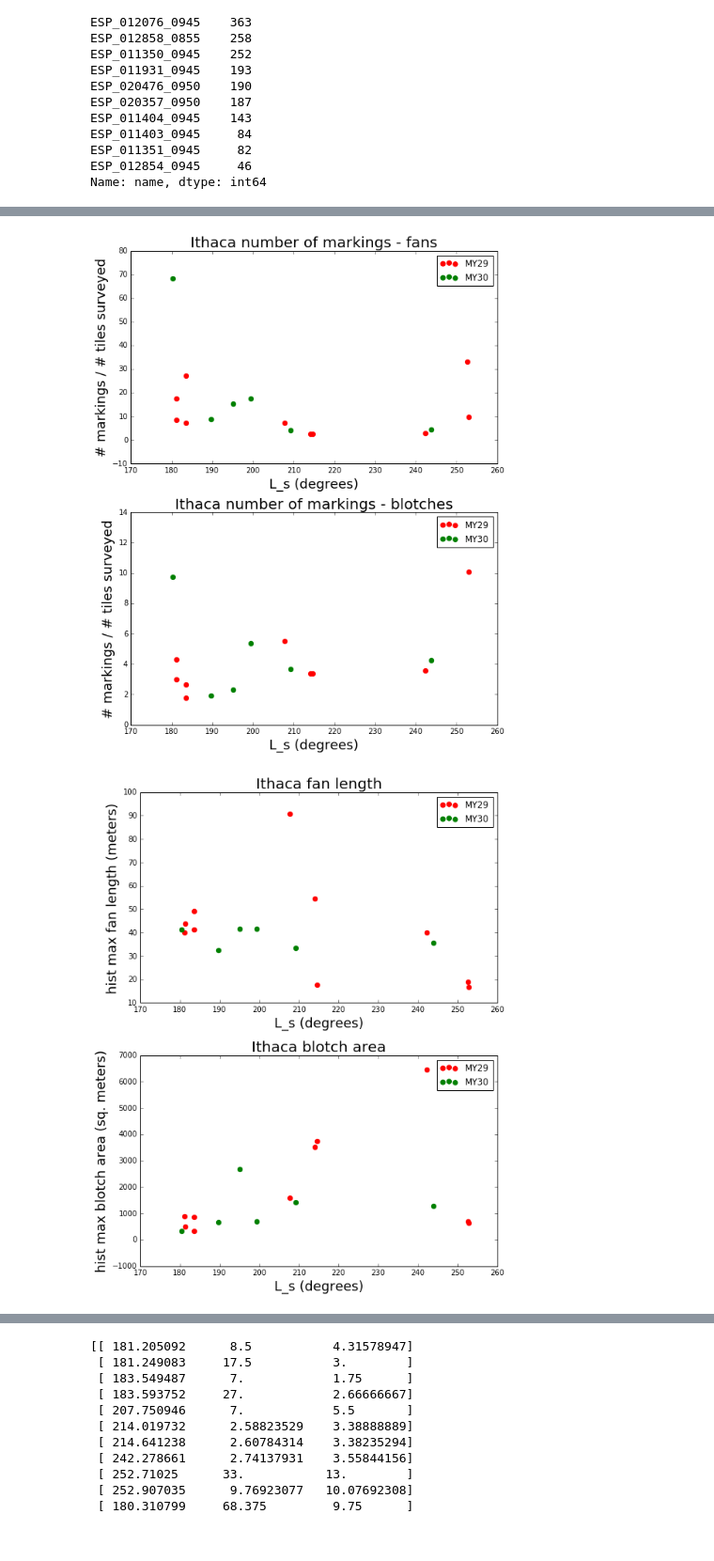
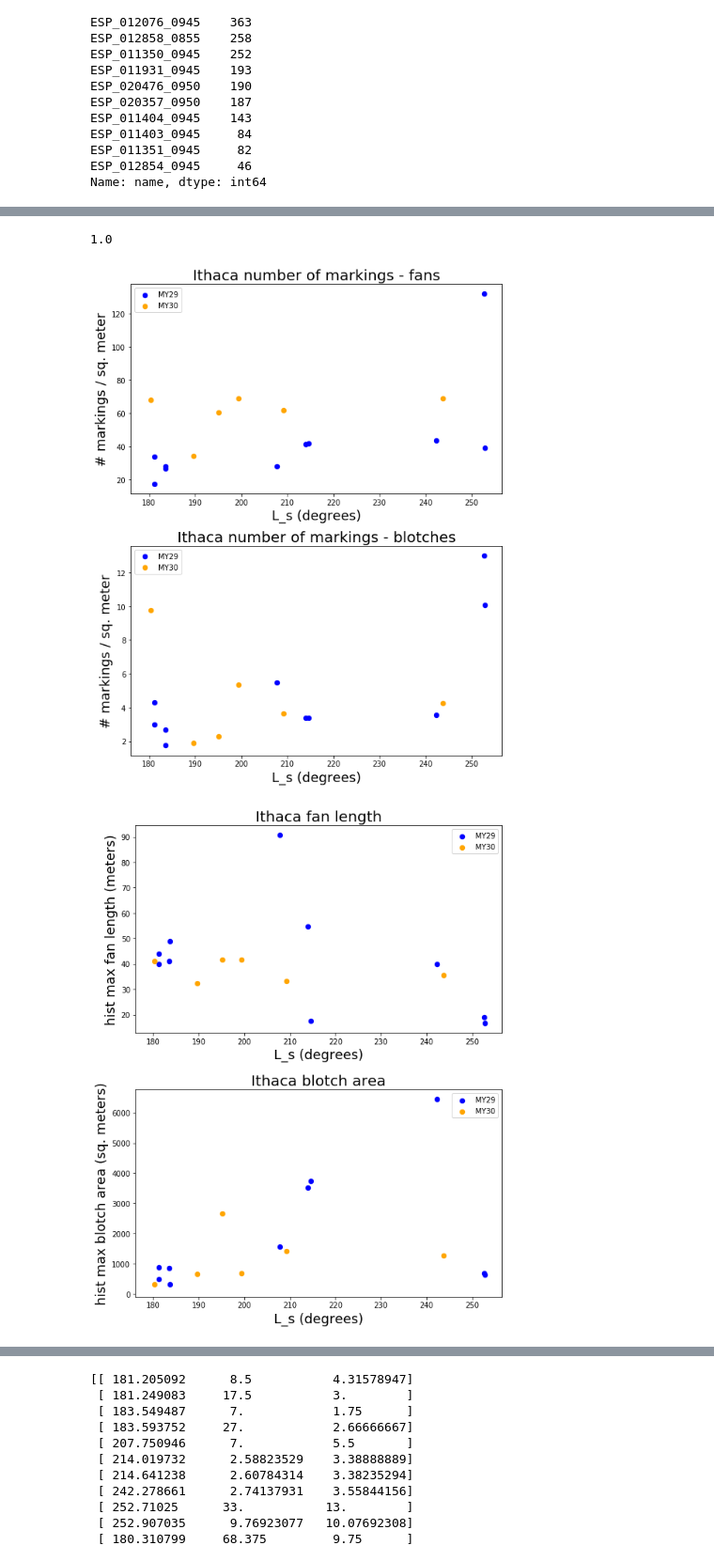
Before and after one commit to chatcher10/reu_notebooks, a Jupyter notebook: Overlapping_Images_with_MA,CH_update.ipynb, the cells around one changed output, grey strips where cells are left out. Shown at 94% size. Cells and saved outputs as stored; diff of their text form; code cells hidden in the pictures.

```diff
--- a/Overlapping_Images_with_MA,CH_update.ipynb
+++ b/Overlapping_Images_with_MA,CH_update.ipynb
@@ -389,3 +329,7 @@ AttributeError: 'DataFrame' object has no attribute 'long'
+# %%
+(fans_.map_scale.reset_index(drop=True)[0])**2
+# %% [output]
+1.0
 # %%
 for i,img_name in enumerate(ol_img_unique):
     df = overlap_objs.query('name==@img_name')
@@ -400,7 +344,7 @@ for i,img_name in enumerate(ol_img_unique):
     if len(fans_) > 0 and len(blotches_) > 0:
         n_marks[i,0] = current_Ls
         try:
-            n_marks[i,1] = len(fans_)/ fans_.image_id.nunique()
+            n_marks[i,1] = len(fans_)/(fans_.image_id.nunique() * (fans_.map_scale.reset_index(drop=True)[0])**2)
         except ZeroDivisionError:
             n_marks[i,1] = np.nan
         try:
@@ -445,49 +389,49 @@ s = 40
 season_split = len(meta[meta.season=='season2'])
 plt.figure(2,figsize=(8,10))
 plt.subplot(211)
-plt.scatter(n_marks[:season_split,0],n_marks[:season_split,1],label='MY29',color='r',s=s)
-plt.scatter(n_marks[season_split:,0],n_marks[season_split:,1],label='MY30',color='g',s=s)
+plt.scatter(n_marks[:season_split,0],n_marks[:season_split,1],label='MY29',color='b',s=s)
+plt.scatter(n_marks[season_split:,0],n_marks[season_split:,1],label='MY30',color='orange',s=s)
 plt.legend(frameon=True)
 plt.title('Ithaca number of markings - fans',fontsize=20)
 plt.xlabel('L_s (degrees)',fontsize=18)
-plt.ylabel('# markings / # tiles surveyed',fontsize=18)
+plt.ylabel('# markings / sq. meter',fontsize=18)
 plt.subplot(212)
-plt.scatter(n_marks[:season_split,0],n_marks[:season_split,2],label='MY29',color='r',s=s)
-plt.scatter(n_marks[season_split:,0],n_marks[season_split:,2],label='MY30',color='g',s=s)
+plt.scatter(n_marks[:season_split,0],n_marks[:season_split,2],label='MY29',color='b',s=s)
+plt.scatter(n_marks[season_split:,0],n_marks[season_split:,2],label='MY30',color='orange',s=s)
 plt.legend(frameon=True)
 plt.title('Ithaca number of markings - blotches',fontsize=20)
 plt.xlabel('L_s (degrees)',fontsize=18)
-plt.ylabel('# markings / # tiles surveyed',fontsize=18)
+plt.ylabel('# markings / sq. meter',fontsize=18)
 plt.tight_layout()
 plt.savefig('ith_n_marks.png')
 plt.figure(3,figsize=(8,10))
 plt.subplot(211)
-plt.scatter(n_marks[:season_split,0],f_histmax[:season_split],label='MY29',color='r',s=s)
-plt.scatter(n_marks[season_split:,0],f_histmax[season_split:],label='MY30',color='g',s=s)
+plt.scatter(n_marks[:season_split,0],f_histmax[:season_split],label='MY29',color='b',s=s)
+plt.scatter(n_marks[season_split:,0],f_histmax[season_split:],label='MY30',color='orange',s=s)
 plt.legend(frameon=True)
 plt.title('Ithaca fan length',fontsize=20)
 plt.xlabel('L_s (degrees)',fontsize=18)
 plt.ylabel('hist max fan length (meters)',fontsize=18)
 plt.subplot(212)
-plt.scatter(n_marks[:season_split,0],b_histmax[:season_split],label='MY29',color='r',s=s)
-plt.scatter(n_marks[season_split:,0],b_histmax[season_split:],label='MY30',color='g',s=s)
+plt.scatter(n_marks[:season_split,0],b_histmax[:season_split],label='MY29',color='b',s=s)
+plt.scatter(n_marks[season_split:,0],b_histmax[season_split:],label='MY30',color='orange',s=s)
 plt.legend(frameon=True)
 plt.title('Ithaca blotch area',fontsize=20)
 plt.xlabel('L_s (degrees)',fontsize=18)
 plt.ylabel('hist max blotch area (sq. meters)',fontsize=18)
 plt.tight_layout()
 plt.savefig('ith_marksize.png')
 plt.figure(4,figsize=(8,10))
 plt.subplot(111)
-plt.scatter(n_marks[:season_split,0],img_areas[:season_split],label='MY29',color='r',s=s)
-plt.scatter(n_marks[season_split:,0],img_areas[season_split:],label='MY30',color='g',s=s)
+plt.scatter(n_marks[:season_split,0],img_areas[:season_split],label='MY29',color='b',s=s)
+plt.scatter(n_marks[season_split:,0],img_areas[season_split:],label='MY30',color='orange',s=s)
 plt.legend(frameon=True)
 plt.title('Ithaca Coverage Area',fontsize=20)
 plt.xlabel('L_s (degrees)',fontsize=18)
-plt.ylabel('Covered area (sq. meters / tile)',fontsize=18)
+plt.ylabel('Covered area (sq. pixels / tile)',fontsize=18)
 plt.tight_layout()
 plt.savefig('ith_covg.png')
 plt.show()
 # %% [output]
-[figure, old version]
+[figure, new version]
-[figure, old version]
+[figure, new version]
```
Also changed, not shown: parts of 6 cells of this notebook.
